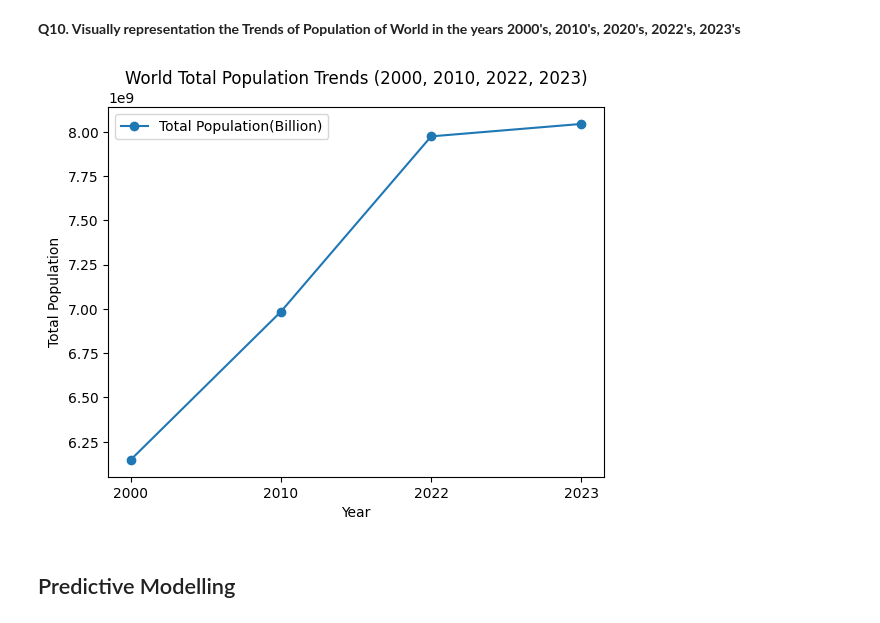
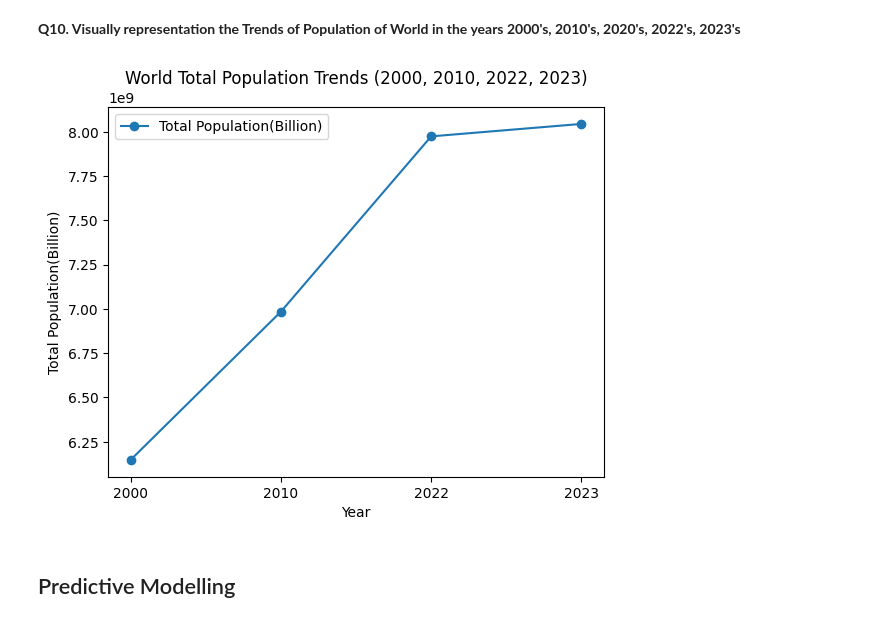
Before and after one commit to Sanchita2901/Python-app1, a Jupyter notebook: Python project on World Population by Country-checkpoint.ipynb, the cells around one changed output. Cells and saved outputs as stored; diff of their text form; code cells hidden in the pictures.

```diff
--- a/Python project on World Population by Country-checkpoint.ipynb
+++ b/Python project on World Population by Country-checkpoint.ipynb
@@ -282,17 +282,17 @@ plt.show()
 # %%
 dataset['Total_Population_2000'] = dataset['pop2000'].sum()
 dataset['Total_Population_2010'] = dataset['pop2010'].sum()
 dataset['Total_Population_2022'] = dataset['pop2022'].sum()
 dataset['Total_Population_2023'] = dataset['pop2023'].sum()
 years = ['2000', '2010', '2022', '2023']
 plt.plot(years,[dataset['Total_Population_2000'].values[0], dataset['Total_Population_2010'].values[0], dataset['Total_Population_2022'].values[0], dataset['Total_Population_2023'].values[0]], marker='o', label='Total Population(Billion)')
 plt.xlabel('Year')
-plt.ylabel('Total Population')
+plt.ylabel('Total Population(Billion)')
 plt.title('World Total Population Trends (2000, 2010, 2022, 2023)')
 plt.legend()
 plt.show()
 # %% [output]
-[figure, old version]
+[figure, new version]
 # %% [markdown]
 ## Predictive Modelling
 # %% [markdown]
```
Also changed, not shown: parts of 4 cells of this notebook.
